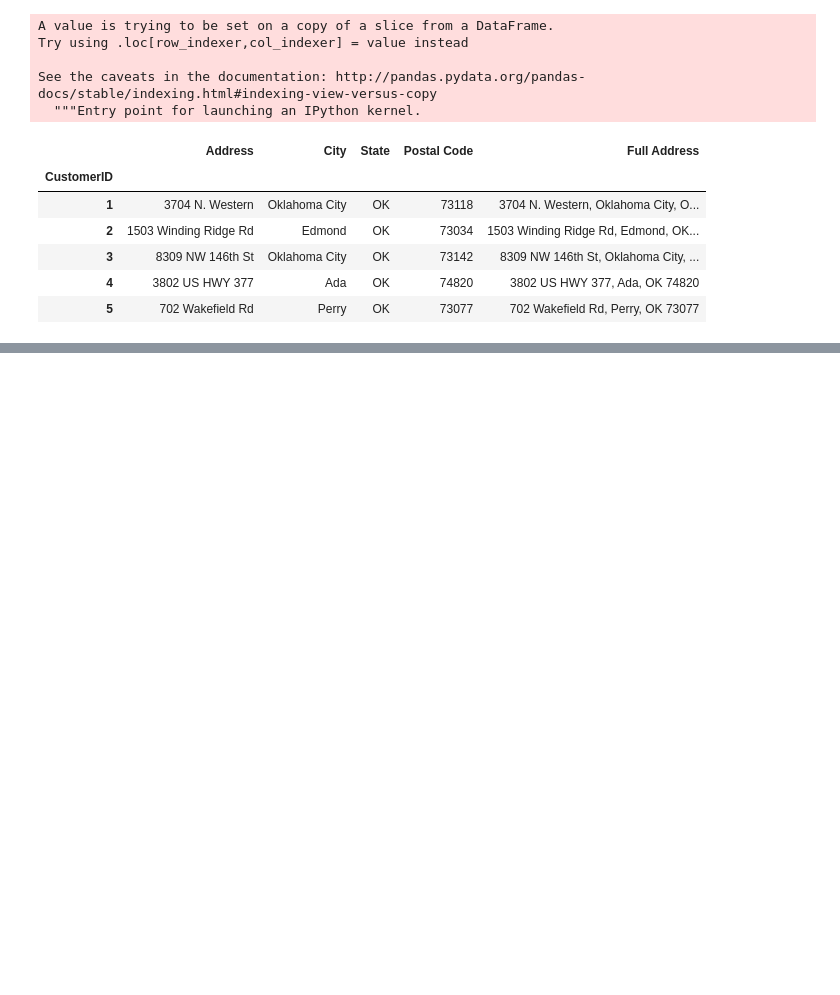
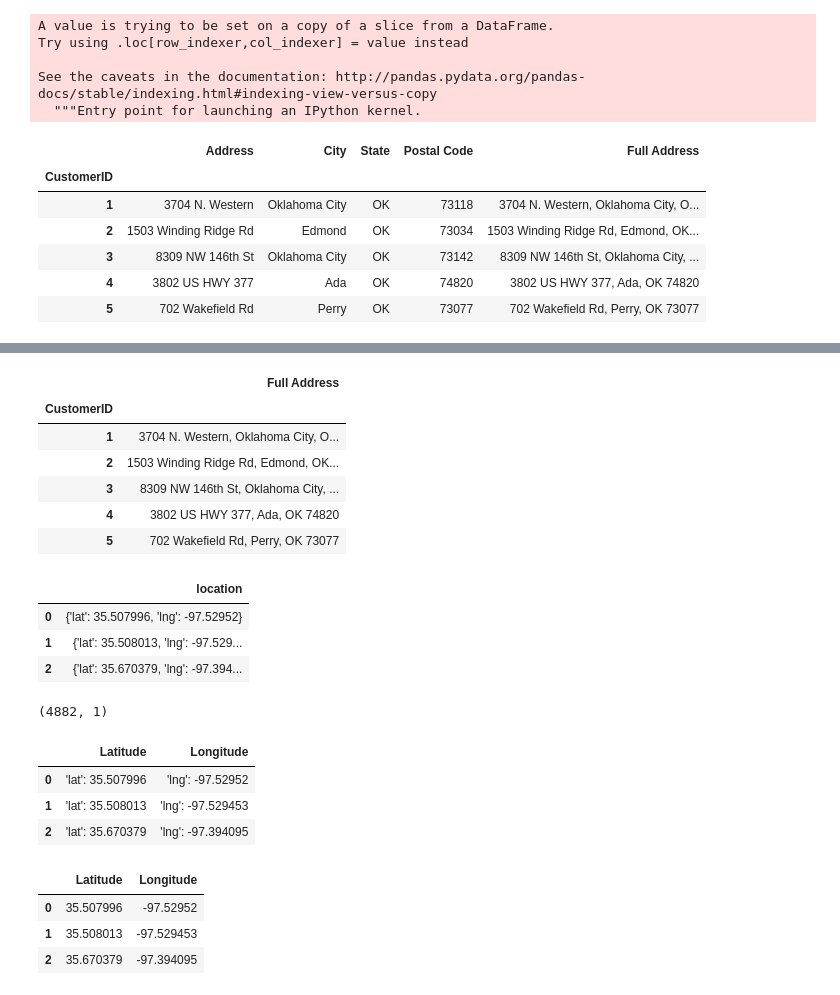
Before and after one commit to zachcornelison/K-N-Sales-Analytics, a Jupyter notebook: KN-Analytics.ipynb, the cells around one changed output, grey strips where cells are left out. Drawn from its saved outputs; the diff is of its cells as text; code cells hidden in the pictures; blank space fills up the shorter version.

Commit message:
getting coordinates for customers to map

```diff
--- a/KN-Analytics.ipynb
+++ b/KN-Analytics.ipynb
@@ -1048,7 +1028,0 @@ df
-# %%
-from geopy.extra.rate_limiter import RateLimiter
-
-# 1 - conveneint function to delay between geocoding calls
-geocode = RateLimiter(locator.geocode, min_delay_seconds=1)
-# 2- - create location column
-df_customers_address['location'] = df_customers_address['Full Address'].apply(geocode)
@@ -1083,4 +1028,0 @@ df_customers_address.head()
-# %%
-# 3 - create longitude, laatitude and altitude from location column (returns tuple)
-df_customers_address['point'] = df_customers_address['location'].apply(
-    lambda loc: tuple(loc.point) if loc else None)
@@ -1102,0 +1029,11 @@ df_customers_address.head()
+# %%
+address_list = df_customers_address[['Full Address']]
+address_list.head()
+# %% [output]
+|  | Full Address |
+| CustomerID |  |
+| 1 | 3704 N. Western, Oklahoma City, O... |
+| 2 | 1503 Winding Ridge Rd, Edmond, OK... |
+| 3 | 8309 NW 146th St, Oklahoma City, ... |
+| 4 | 3802 US HWY 377, Ada, OK 74820 |
+| 5 | 702 Wakefield Rd, Perry, OK 73077 |
@@ -1102,0 +1052,35 @@ df_customers_address.head()
+# %%
+import json
+from pandas.io.json import json_normalize
+
+addys = json_normalize(locations, record_path=['results'])
+addys = addys[['location']]
+addys.head(3)
+# %% [output]
+|  | location |
+| 0 | {'lat': 35.507996, 'lng': -97.52952} |
+| 1 | {'lat': 35.508013, 'lng': -97.529... |
+| 2 | {'lat': 35.670379, 'lng': -97.394... |
+# %%
+addys.shape
+# %% [output]
+(4882, 1)
+# %%
+addys['location'] = addys['location'].astype(str)
+addys = addys.location.str.strip('{}').str.split(', ', expand=True).rename(columns={0:'Latitude', 1:'Longitude'})
+addys.head(3)
+# %% [output]
+|  | Latitude | Longitude |
+| 0 | 'lat': 35.507996 | 'lng': -97.52952 |
+| 1 | 'lat': 35.508013 | 'lng': -97.529453 |
+| 2 | 'lat': 35.670379 | 'lng': -97.394095 |
+# %%
+addys['Latitude'] = addys['Latitude'].str[6:]
+addys['Longitude'] = addys['Longitude'].str[6:].map(lambda x: x.rstrip('}"'))
+#addys['Longitude'] = addys['Longitude'].map(lambda x: x.rstrip('}"'))
+addys.head(3)
+# %% [output]
+|  | Latitude | Longitude |
+| 0 | 35.507996 | -97.52952 |
+| 1 | 35.508013 | -97.529453 |
+| 2 | 35.670379 | -97.394095 |
```
Also changed, not shown: parts of 12 cells of this notebook.
